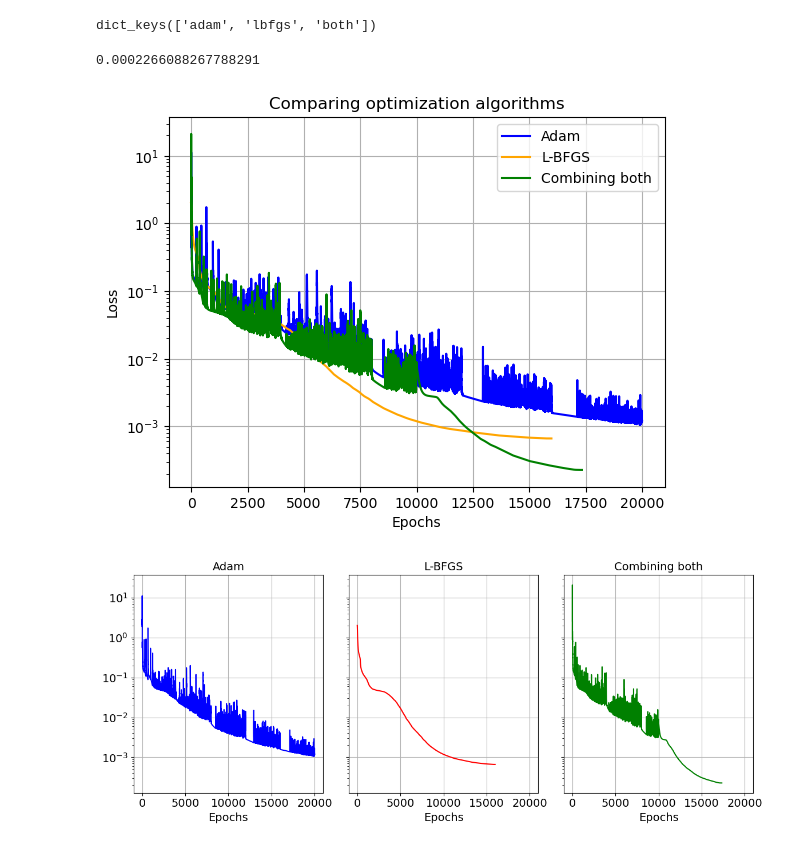
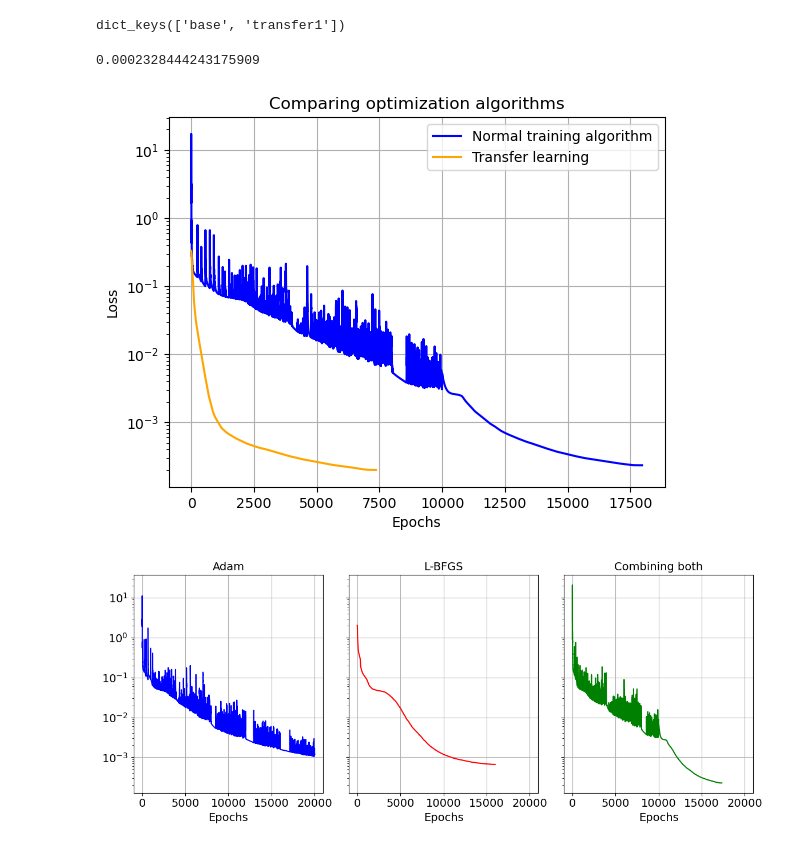
Before and after one commit to alleswe2k/PINNs, a Jupyter notebook: Clean/plotting copy.ipynb, the cells around one changed output. Saved outputs shown, nothing was run; the diff lists cells and outputs as text; code cells hidden in the pictures.

Commit message:
transfer

```diff
--- a/Clean/plotting copy.ipynb
+++ b/Clean/plotting copy.ipynb
@@ -5,7 +5,7 @@ import json
 import numpy as np
 import pandas as pd
 # %%
-file_name = "optimization.json"
+file_name = "transfer_r15.json"
 
 with open(file_name, "r") as f:
     data = json.load(f)
@@ -13,30 +13,29 @@ with open(file_name, "r") as f:
 
 print(data.keys())
 # %% [output]
-dict_keys(['adam', 'lbfgs', 'both'])
+dict_keys(['base', 'transfer1'])
 # %%
-adam = data['adam']
-lbfgs = data['lbfgs']
-both = data['both']
+base = data['base']
+transfer = data['transfer1']
 
 color = ['Blue', 'Orange', 'Green']
 # %%
-print(both[-1])
+print(base[-1])
 # %% [output]
-0.0002266088267788291
+0.0002328444243175909
 # %%
-plt.semilogy(adam, label="Adam", color=color[0])
-plt.semilogy(lbfgs, label="L-BFGS", color=color[1])
-plt.semilogy(both, label="Combining both", color=color[2])
+plt.semilogy(base, label="Normal training algorithm", color=color[0])
+plt.semilogy(transfer, label="Transfer learning", color=color[1])
+
 
 
 plt.legend()
 plt.xlabel("Epochs")
 plt.ylabel("Loss")
 plt.title("Comparing optimization algorithms")
 plt.grid()
 # %% [output]
-[figure, old version]
+[figure, new version]
 # %%
 from matplotlib import rcParams
 
```
Also changed, not shown: 29 other files.
